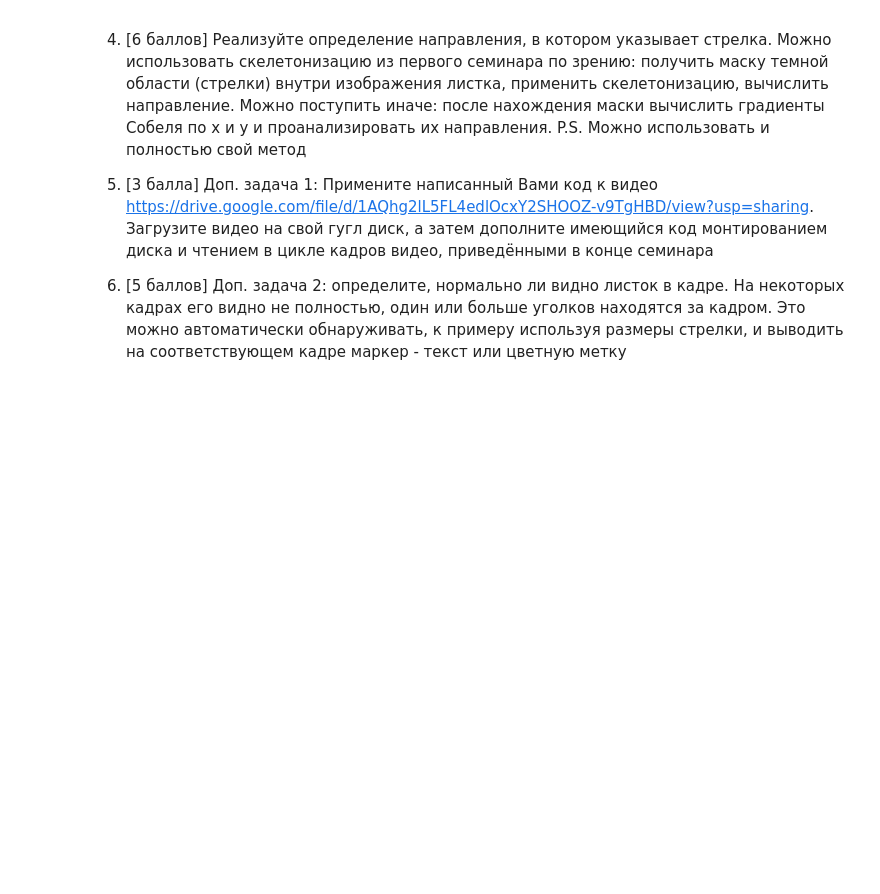
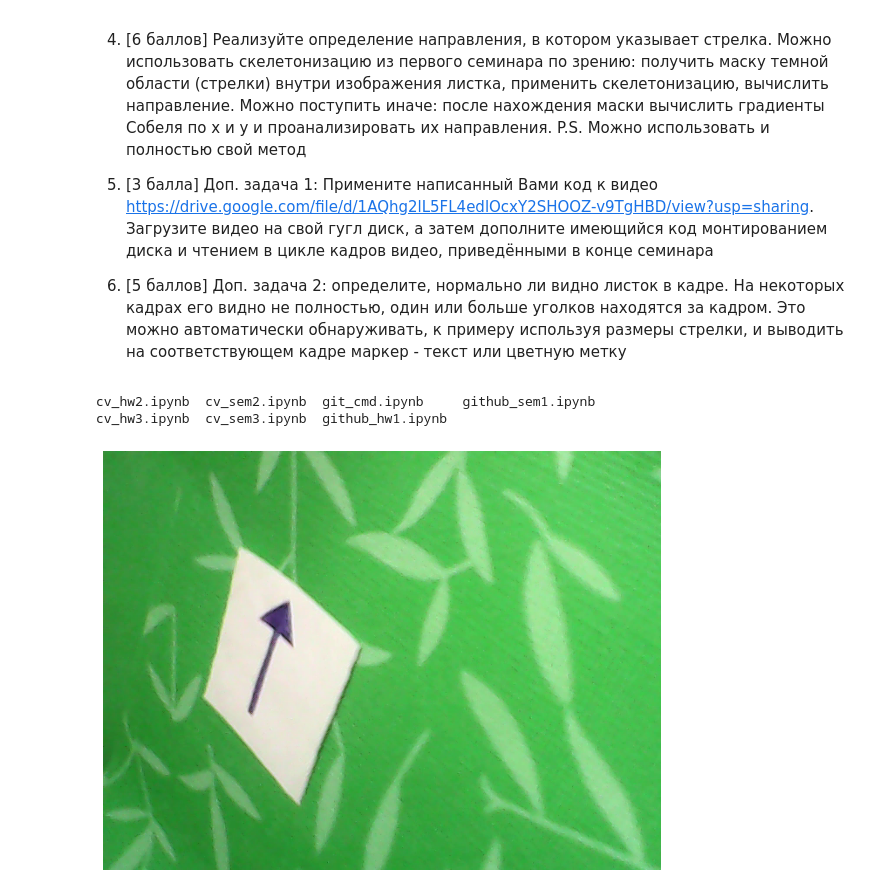
Before and after one commit to PtrShi/cvr_course, a Jupyter notebook: notebooks/cv_hw3.ipynb, the cells around one changed output. Drawn from its saved outputs; the diff is of its cells as text; code cells hidden in the pictures; blank space fills up the shorter version.

```diff
--- a/notebooks/cv_hw3.ipynb
+++ b/notebooks/cv_hw3.ipynb
@@ -14,3 +14,28 @@
 4) [3 балла] Доп. задача 1: Примените написанный Вами код к видео https://drive.google.com/file/d/1AQhg2lL5FL4edlOcxY2SHOOZ-v9TgHBD/view?usp=sharing. Загрузите видео на свой гугл диск, а затем дополните имеющийся код монтированием диска и чтением в цикле кадров видео, приведёнными в конце семинара
 
 5) [5 баллов] Доп. задача 2: определите, нормально ли видно листок в кадре. На некоторых кадрах его видно не полностью, один или больше уголков находятся за кадром. Это можно автоматически обнаруживать, к примеру используя размеры стрелки, и выводить на соответствующем кадре маркер - текст или цветную метку
+# %%
+!git clone https://github.com/PtrShi/cvr_course.git
+cd cvr_course/notebooks
+!ls
+# %% [output]
+cv_hw2.ipynb  cv_sem2.ipynb  git_cmd.ipynb     github_sem1.ipynb
+cv_hw3.ipynb  cv_sem3.ipynb  github_hw1.ipynb
+# %%
+import numpy as np
+import cv2
+import time
+import os
+import math
+import sys
+from matplotlib import pyplot as plt
+plt.rcParams["figure.figsize"] = (10,10)
+
+img = cv2.imread ("../data/imgs/arrow/vlcsnap-2020-10-21-18h01m22s212.png", cv2.IMREAD_COLOR)
+#img = cv2.imread('../data/images/perimeter/vlcsnap-2020-10-21-01h21m37s326.png')
+img_rgb = cv2.cvtColor (img, cv2.COLOR_BGR2RGB)
+plt.imshow (img_rgb)
+plt.axis ('off')
+plt.show ()
+# %% [output]
+[figure, added]
```
